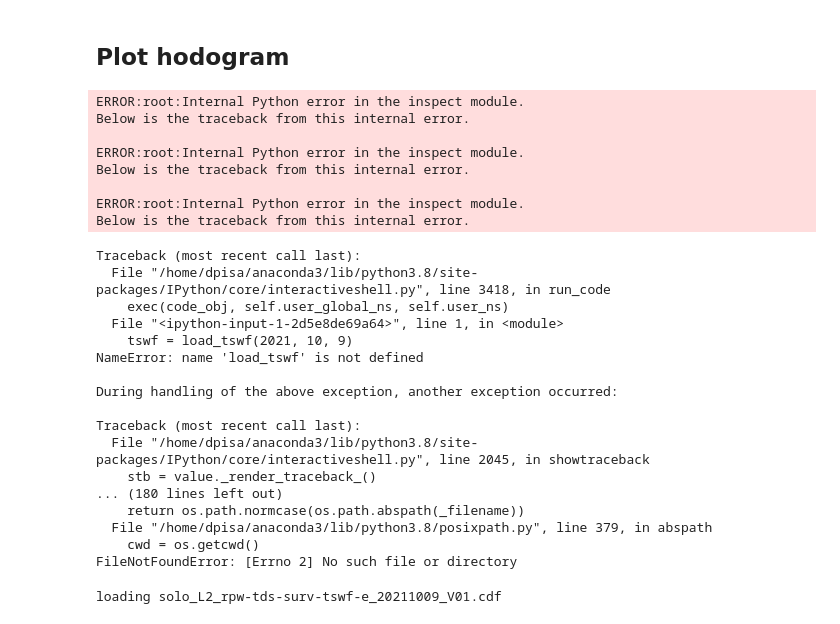
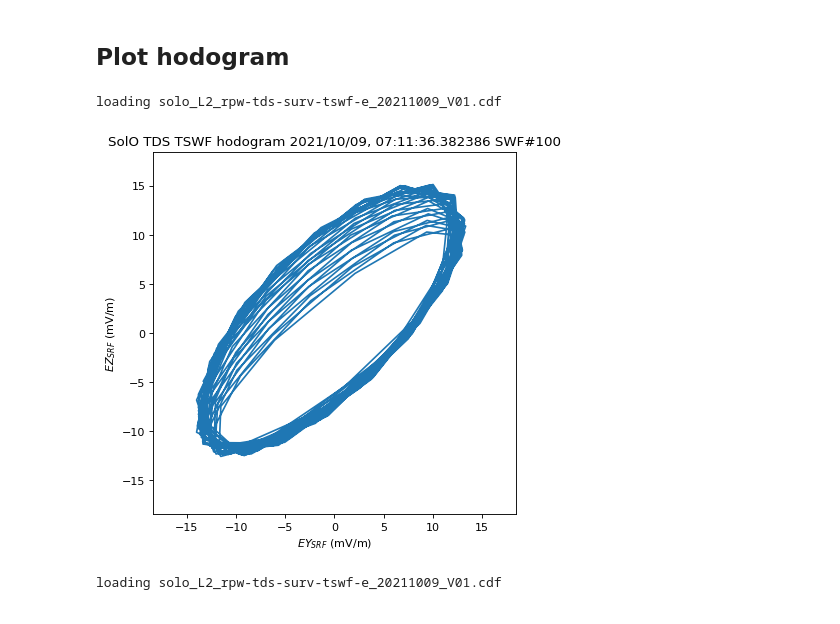
Before and after one commit to david-pisa/TDS_jupyter, a Jupyter notebook: RPW_TDS_data_tutorial_20220916_Belfast.ipynb, the cells around one changed output. Saved outputs shown, nothing was run; the diff lists cells and outputs as text; code cells hidden in the pictures.

Commit message:
better date specification
also added comments to .py file

```diff
--- a/RPW_TDS_data_tutorial_20220916_Belfast.ipynb
+++ b/RPW_TDS_data_tutorial_20220916_Belfast.ipynb
@@ -65,15 +38,19 @@ FileNotFoundError: [Errno 2] No such file or directory
 ## Data functions
 # %%
 # Loading downloaded cdf files
-def load_tswf(year, month, day, opt=''):
+def load_tswf(date):
     """
         Loading TDS-SURV-TSWF-E CDF file
-        year - given year (>=2020)
-        month - given month (1-12)
-        day - give day (1-31)
+        date - desired date as datetime.datetime(year, month, day) where
+            year - given year (>=2020)
+            month - given month (1-12)
+            day - give day (1-31)
     """
     filetype = 'tswf'
 
+    year = date.year
+    month = date.month
+    day = date.day
     data_folder = os.path.join(os.getcwd(), 'Downloads')
     for names in os.listdir(os.path.join('Download', ('%04d' % year), ('%02d' % month))):
         if ('solo_L2_rpw-tds-surv-%s-e_%04d%02d%02d_V' % (filetype, year, month, day)) in names:
@@ -283,33 +240,11 @@ loading solo_L2_rpw-tds-surv-tswf-e_20211009_V01.cdf
 # %% [markdown]
 ## Plot hodogram
 # %%
-tswf = load_tswf(2021, 10, 9)
+date = datetime.datetime(2021,10,9)
+tswf = load_tswf(date)
 plot_hodogram(tswf, 100) # snapshot 100, length = 200 (default), center chosen at maximum
 # %% [output]
-ERROR:root:Internal Python error in the inspect module.
-Below is the traceback from this internal error.
-
-ERROR:root:Internal Python error in the inspect module.
-Below is the traceback from this internal error.
-
-ERROR:root:Internal Python error in the inspect module.
-Below is the traceback from this internal error.
+loading solo_L2_rpw-tds-surv-tswf-e_20211009_V01.cdf
-Traceback (most recent call last):
-  File "/home/dpisa/anaconda3/lib/python3.8/site-packages/IPython/core/interactiveshell.py", line 3418, in run_code
-    exec(code_obj, self.user_global_ns, self.user_ns)
-  File "<ipython-input-1-2d5e8de69a64>", line 1, in <module>
-    tswf = load_tswf(2021, 10, 9)
-NameError: name 'load_tswf' is not defined
-
-During handling of the above exception, another exception occurred:
-
-Traceback (most recent call last):
-  File "/home/dpisa/anaconda3/lib/python3.8/site-packages/IPython/core/interactiveshell.py", line 2045, in showtraceback
-    stb = value._render_traceback_()
-... (180 lines left out)
-    return os.path.normcase(os.path.abspath(_filename))
-  File "/home/dpisa/anaconda3/lib/python3.8/posixpath.py", line 379, in abspath
-    cwd = os.getcwd()
-FileNotFoundError: [Errno 2] No such file or directory
+[figure, added]
 # %%
 # Manual Hodogram plot
```
Also changed, not shown: parts of 7 cells of this notebook, 1 other file.
